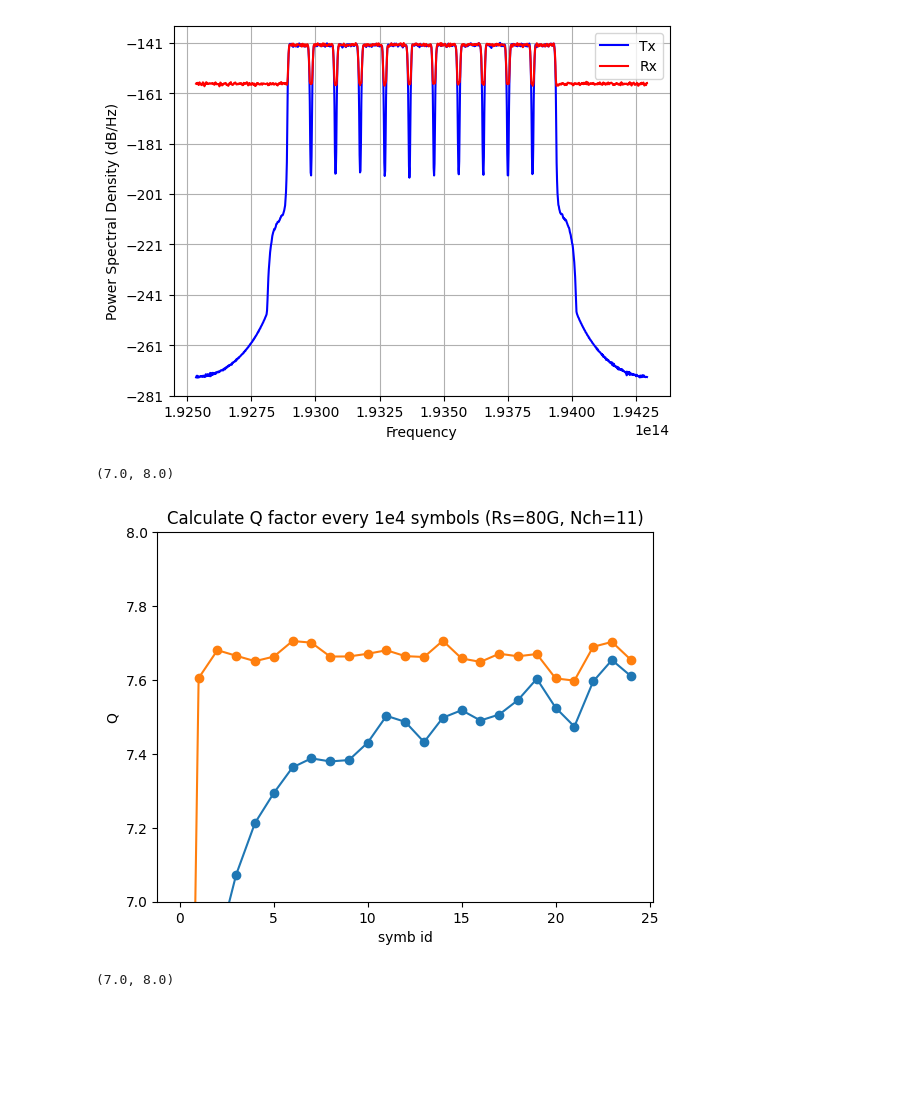
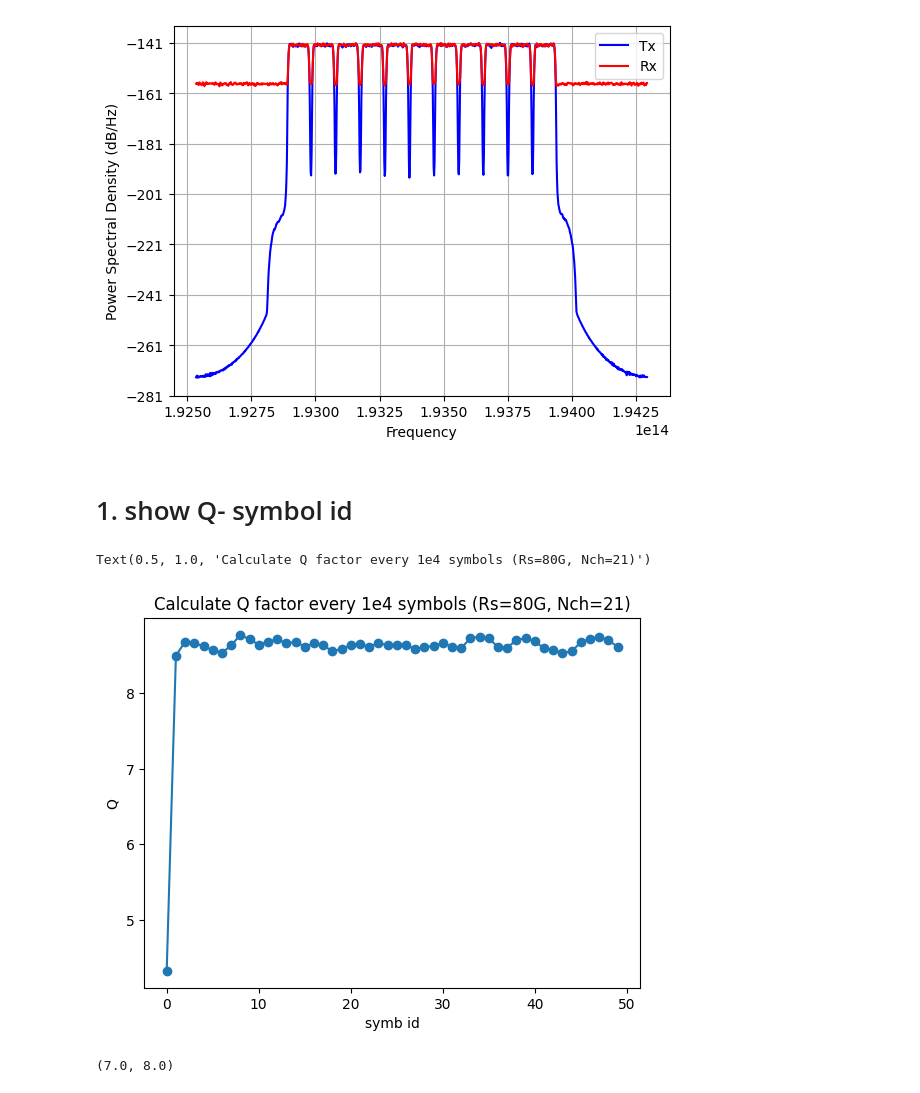
Before and after one commit to xinyuxiao113/TorchFiber, a Jupyter notebook: dd.ipynb, the cells around one changed output. Drawn from its saved outputs; the diff is of its cells as text; code cells hidden in the pictures; blank space fills up the shorter version.

```diff
--- a/dd.ipynb
+++ b/dd.ipynb
@@ -2,9 +2,10 @@
 import h5py
 import torch, numpy as np, matplotlib.pyplot as plt
 from src.TorchSimulation.receiver import BER
+from src.TorchDSP.loss import Qsq
 from src.TorchSimulation.utils import show_symb
 
-def get_grp(f, Nch, Rs, Pch, Nsymb, NF, SF, L=2000, tag=',method=filtering'):
+def get_grp(f, Nch, Rs, Pch, Nsymb, NF, SF, L=2000, tag=',method=frequency cut'):
     for key in f.keys():
         if f[key].attrs['Nch'] == Nch and f[key].attrs['Rs(GHz)'] == Rs and f[key].attrs['Pch(dBm)'] == Pch and f[key]['SymbTx'].shape[1] == Nsymb and f[key].attrs['NF(dB)'] == NF and f[key].attrs['freqspace(Hz)']/1e9 / f[key].attrs['Rs(GHz)'] == SF and f[key].attrs['distance(km)'] == L:
             return f[key][f'Rx(sps=2,chid=0{tag})']
@@ -21,7 +22,8 @@ def Q_list(Rx, Tx, Ntest=10000):
         Q.append(np.mean(BER(torch.from_numpy(Rx[t:t+Ntest]), torch.from_numpy(Tx[t:t+Ntest]))['Qsq']))
     return Q
 
-f = h5py.File('dataset_exp/train_x4.h5', 'r')
-
-for key in f.keys():
-    print('Nch, Rs, Pch, symbs, NF, SF, L:', f[key].attrs['Nch'], f[key].attrs['Rs(GHz)'], f[key].attrs['Pch(dBm)'], f[key]['SymbTx'].shape[1], f[key].attrs['NF(dB)'], f[key].attrs['freqspace(Hz)']/1e9 / f[key].attrs['Rs(GHz)'], f[key].attrs['distance(km)'])
+with h5py.File('dataset_A800/test.h5', 'r') as f:
+    for key in f.keys():
+        if f[key].attrs['Rs(GHz)'] == 20:
+            print(key)
+        # print('Nch, Rs, Pch, symbs, NF, SF, L:', f[key].attrs['Nch'], f[key].attrs['Rs(GHz)'], f[key].attrs['Pch(dBm)'], f[key]['SymbTx'].shape[1], f[key].attrs['NF(dB)'], f[key].attrs['freqspace(Hz)']/1e9 / f[key].attrs['Rs(GHz)'], f[key].attrs['distance(km)'])
@@ -50,27 +37,24 @@ plt.legend()
 # %% [output]
 <matplotlib.legend.Legend at 0x...>
 [figure]
+# %% [markdown]
+# 1. show Q- symbol id
 # %%
 import numpy as np
 
-
-grp = get_grp(f, 11, 80, 0, 250000, 4.5, 1.2, 2000)
-Q1 = Q_list(grp['Rx_CDCDDLMS'][0], grp['Tx'][0,7:-8], Ntest=20000)
+with h5py.File('dataset_A800/train.h5') as f:
+    grp = get_grp(f, 21, 160, 4, 500000, 4.5, 1.2, 2000)
+    Q1 = Q_list(grp['Rx_DBP64DDLMS(taps=32,lr=[0.015625, 0.0078125])'][0], grp['Tx'][0,7:-8], Ntest=20000)
 plt.plot(Q1, '-o')
-
-
-grp = get_grp(f, 11, 80, 0, 250000, 4.5, 1.2, 2000, tag='')
-Q2 = Q_list(grp['Rx_CDCDDLMS'][0], grp['Tx'][0,7:-8], Ntest=20000)
-plt.plot(Q2, '-o')
 
 plt.xlabel('symb id')
 plt.ylabel('Q')
-plt.title('Calculate Q factor every 1e4 symbols (Rs=80G, Nch=11)')
+plt.title('Calculate Q factor every 1e4 symbols (Rs=80G, Nch=21)')
 
-plt.ylim(7, 8)
+# plt.ylim(7, 8)
 # %% [output]
-(7.0, 8.0)
+Text(0.5, 1.0, 'Calculate Q factor every 1e4 symbols (Rs=80G, Nch=21)')
-[figure, old version]
+[figure, new version]
 # %%
 from src.TorchDSP.baselines import DDLMS
 
```
Also changed, not shown: parts of 4 cells of this notebook, 17 other files.
